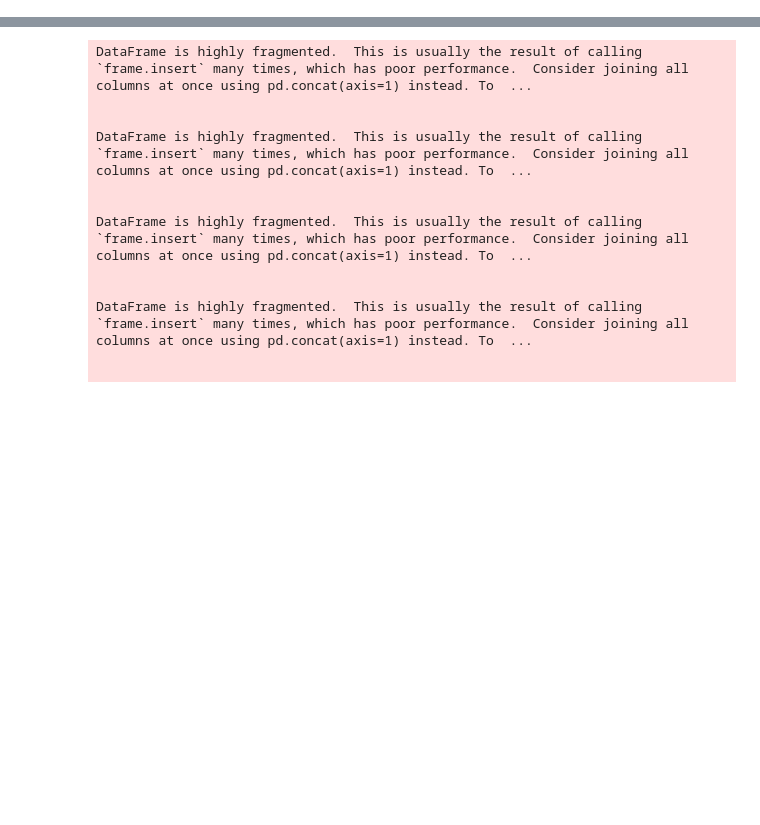
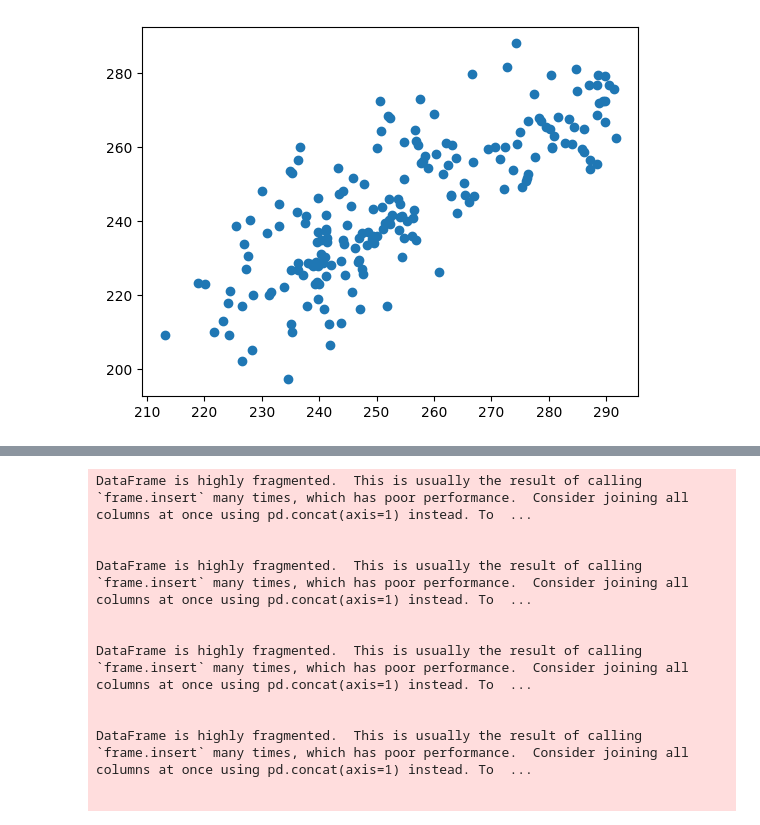
Before and after one commit to KKTK-NT/stock_app, a Jupyter notebook: test.ipynb, the cells around one changed output, grey strips where cells are left out. Cells and saved outputs as stored; diff of their text form; code cells hidden in the pictures; blank space fills up the shorter version.

```diff
--- a/test.ipynb
+++ b/test.ipynb
@@ -28,0 +147,90 @@ from autogluon.tabular import TabularPredictor
+# %%
+import pickle
+
+with open("tests/prepared_data.pkl", "rb") as tf:
+    dict_prepared_data = pickle.load(tf)
+
+# 4584.T
+# 1557.T
+# 8789.T
+# 1893.T
+# MSFT
+
+target = 'MSFT'
+data = dict_prepared_data[target].reset_index()
+data['date'] = pd.to_datetime(data['Date'])
+data = data.drop(['Date'],axis=1)
+
+seq_len, pred_len = 180, 1
+df_train = data.iloc[:int(len(data)*0.7),:]
+df_test  = data.iloc[int(len(data)*0.7):,:]
+
+features = 'S'
+d_model = 2048
+loss_metric = 'mse'
+
+# Standardize manually
+scaler = {}
+df_train_scaled = df_train.copy()
+df_test_scaled = df_test.copy()
+for col in df_train.columns:
+    if col != 'date':
+        scaler[col] = StandardScaler()
+        scaler[col].fit(data[col].values)
+        df_train_scaled[col] = scaler[col].transform(df_train[col].values)
+        df_test_scaled[col] = scaler[col].transform(df_test[col].values)
+
+model = regressor(
+    dataset = df_train_scaled,
+    target = target,
+    size = [seq_len, pred_len],
+    features = features,
+    d_model = d_model,
+    device = 'cpu'
+)
+
+import lightgbm as lgb
+from sklearn.metrics import mean_squared_error
+from sklearn.model_selection import train_test_split
+import matplotlib.pyplot as plt
+
+params = {
+    'objective': 'regression',
+    'metric': str(loss_metric),
+    'boosting_type': 'gbdt',
+    'num_leaves': 10,
+    'learning_rate': 0.01,
+    'feature_fraction': 0.9,
+    'bagging_fraction': 0.8,
+    'bagging_freq': 5,
+    'verbose': -1,
+    'num_threads': -1,
+    'seed': 42
+}
+
+feat_df = model.get_features(df_train_scaled).iloc[:-1]
+X_train, X_test, y_train, y_test = train_test_split(feat_df.drop([target], axis=1), feat_df[target], test_size=0.2, random_state=42)
+lgb_train = lgb.Dataset(X_train, label=y_train)
+lgb_test = lgb.Dataset(X_test, label=y_test)
+
+lgb_model = lgb.train(
+    params,
+    lgb_train,
+    valid_sets=[lgb_train, lgb_test],
+    num_boost_round=1000,
+    early_stopping_rounds=50,
+    verbose_eval=50
+)
+
+s4_ans = df_test[target].iloc[seq_len:]
+s4_pred_data = model.get_features(df_test_scaled).drop([target], axis=1).iloc[:-1]
+s4_pred = lgb_model.predict(s4_pred_data)
+s4_pred = scaler[target].inverse_transform(s4_pred)
+
+mse = mean_squared_error(s4_ans, s4_pred)
+plt.scatter(s4_ans, s4_pred)
+plt.show()
+plt.plot(s4_ans.values)
+plt.plot(s4_pred)
+print(f'{loss_metric} : {mse}')
+# %% [output]
@@ -28,0 +257 @@ from autogluon.tabular import TabularPredictor
+[figure, added]
```
Also changed, not shown: parts of 11 cells of this notebook, 13 other files.
